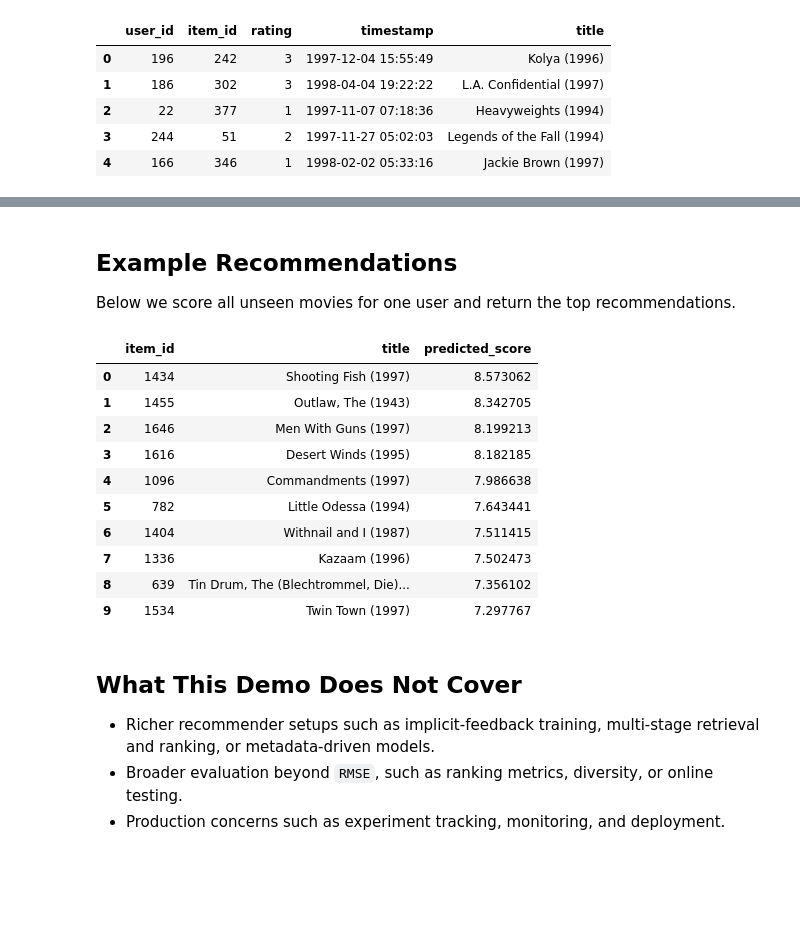
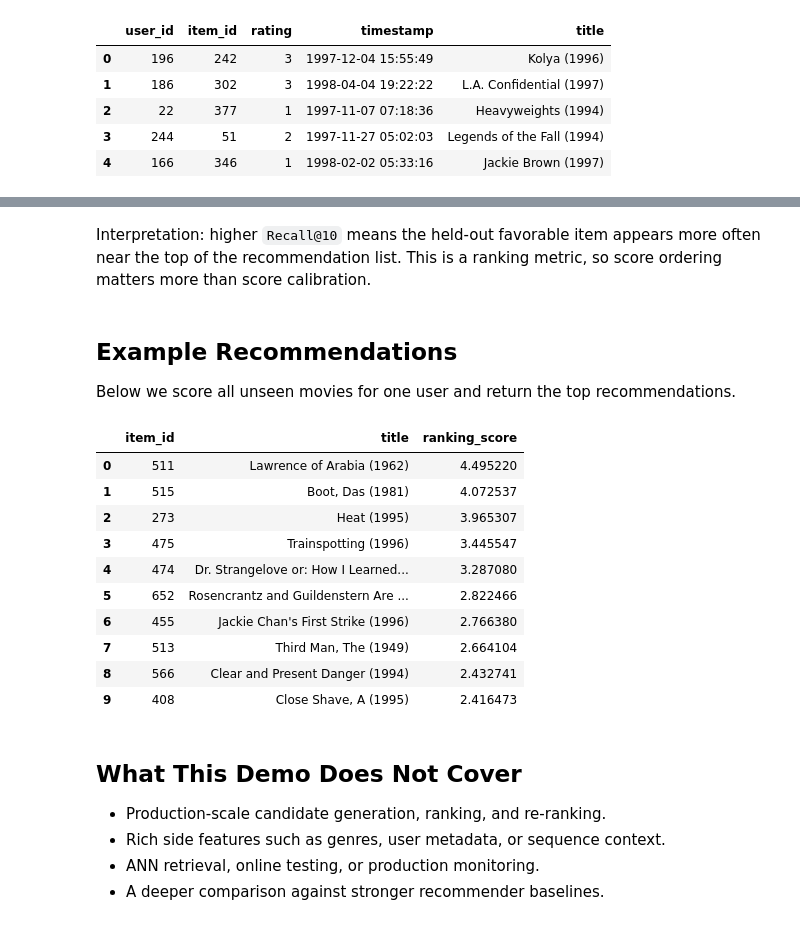
Before and after one commit to Phrey001/ml-casebook, a Jupyter notebook: ml-examples/recommender/demo/pytorch_recommender_demo.ipynb, the cells around one changed output, grey strips where cells are left out. Cells and saved outputs as stored; diff of their text form; code cells hidden in the pictures; blank space fills up the shorter version.

Commit message:
recommender fix and polish

```diff
--- a/ml-examples/recommender/demo/pytorch_recommender_demo.ipynb
+++ b/ml-examples/recommender/demo/pytorch_recommender_demo.ipynb
@@ -125,17 +263,20 @@ class MatrixFactorization(nn.Module):
         super().__init__()
         self.user_embedding = nn.Embedding(n_users, embedding_dim)
         self.item_embedding = nn.Embedding(n_items, embedding_dim)
+        self.user_bias = nn.Embedding(n_users, 1)
+        self.item_bias = nn.Embedding(n_items, 1)
 
     def forward(self, user_idx, item_idx):
         user_vec = self.user_embedding(user_idx)
         item_vec = self.item_embedding(item_idx)
-        scores = (user_vec * item_vec).sum(dim=1)
-        return scores
+        dot_product = (user_vec * item_vec).sum(dim=1)
+        user_bias = self.user_bias(user_idx).squeeze(-1)
+        item_bias = self.item_bias(item_idx).squeeze(-1)
+        return dot_product + user_bias + item_bias
 
 n_users = len(user_ids)
 n_items = len(item_ids)
 embedding_dim = 32
-global_mean = float(train_ratings["rating"].mean())
 model = MatrixFactorization(n_users, n_items, embedding_dim).to(device)
 model
 # %% [output]
@@ -253,3 +468,5 @@ Interpretation: lower `RMSE` means the predicted ratings stay closer to the held
+# %% [markdown]
+Interpretation: higher `Recall@10` means the held-out favorable item appears more often near the top of the recommendation list. This is a ranking metric, so score ordering matters more than score calibration.
 # %% [markdown]
 ## Example Recommendations
 
@@ -257,45 +474,40 @@ Below we score all unseen movies for one user and return the top recommendations
 # %%
 movie_lookup = movies.set_index("item_id")
 
-def recommend_for_user(user_id, k=10):
-    user_idx = user_to_index[user_id]
-    item_tensor = torch.arange(n_items, dtype=torch.long, device=device)
-    user_tensor = torch.full((n_items,), fill_value=user_idx, dtype=torch.long, device=device)
-
-    model.eval()
-    with torch.no_grad():
-        scores = model(user_tensor, item_tensor).cpu().numpy() + global_mean
-
-    seen_indices = train_ratings.loc[train_ratings["user_id"] == user_id, "item_idx"].to_numpy()
+def recommend_for_user(user_id, seen_frame, k=10):
+    scores = score_all_items_for_user(user_id)
+    seen_indices = seen_frame.loc[seen_frame["user_id"] == user_id, "item_idx"].to_numpy()
     scores[seen_indices] = -np.inf
 
     top_indices = np.argsort(scores)[::-1][:k]
     top_item_ids = [item_ids[idx] for idx in top_indices]
     return pd.DataFrame(
         {
             "item_id": top_item_ids,
             "title": movie_lookup.loc[top_item_ids, "title"].values,
-            "predicted_score": scores[top_indices],
+            "ranking_score": scores[top_indices],
         }
     )
 
-example_user_id = int(test_ratings.iloc[0]["user_id"])
-recommend_for_user(example_user_id, k=10)
+example_user_id = int(test_positive.iloc[0]["user_id"])
+example_seen = pd.concat([train_ratings, validation_ratings], ignore_index=True)
+recommend_for_user(example_user_id, example_seen, k=10)
 # %% [output]
-|  | item_id | title | predicted_score |
-| 0 | 1434 | Shooting Fish (1997) | 8.573062 |
-| 1 | 1455 | Outlaw, The (1943) | 8.342705 |
-| 2 | 1646 | Men With Guns (1997) | 8.199213 |
-| 3 | 1616 | Desert Winds (1995) | 8.182185 |
-| 4 | 1096 | Commandments (1997) | 7.986638 |
-| 5 | 782 | Little Odessa (1994) | 7.643441 |
-| 6 | 1404 | Withnail and I (1987) | 7.511415 |
-| 7 | 1336 | Kazaam (1996) | 7.502473 |
-| 8 | 639 | Tin Drum, The (Blechtrommel, Die)... | 7.356102 |
-| 9 | 1534 | Twin Town (1997) | 7.297767 |
+|  | item_id | title | ranking_score |
+| 0 | 511 | Lawrence of Arabia (1962) | 4.495220 |
+| 1 | 515 | Boot, Das (1981) | 4.072537 |
+| 2 | 273 | Heat (1995) | 3.965307 |
+| 3 | 475 | Trainspotting (1996) | 3.445547 |
+| 4 | 474 | Dr. Strangelove or: How I Learned... | 3.287080 |
+| 5 | 652 | Rosencrantz and Guildenstern Are ... | 2.822466 |
+| 6 | 455 | Jackie Chan's First Strike (1996) | 2.766380 |
+| 7 | 513 | Third Man, The (1949) | 2.664104 |
+| 8 | 566 | Clear and Present Danger (1994) | 2.432741 |
+| 9 | 408 | Close Shave, A (1995) | 2.416473 |
-# %% [markdown]
-## What This Demo Does Not Cover
-
-- Richer recommender setups such as implicit-feedback training, multi-stage retrieval and ranking, or metadata-driven models.
-- Broader evaluation beyond `RMSE`, such as ranking metrics, diversity, or online testing.
-- Production concerns such as experiment tracking, monitoring, and deployment.
+# %% [markdown]
+## What This Demo Does Not Cover
+
+- Production-scale candidate generation, ranking, and re-ranking.
+- Rich side features such as genres, user metadata, or sequence context.
+- ANN retrieval, online testing, or production monitoring.
+- A deeper comparison against stronger recommender baselines.
```
Also changed, not shown: parts of 22 cells of this notebook, 9 other files.
